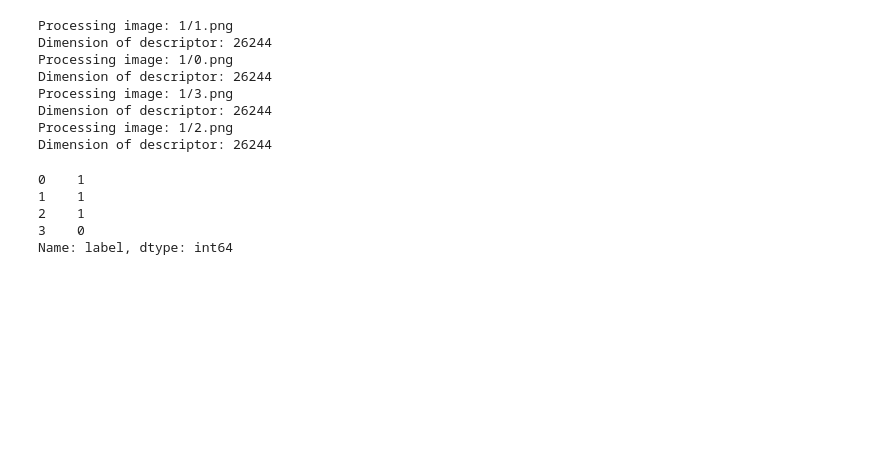
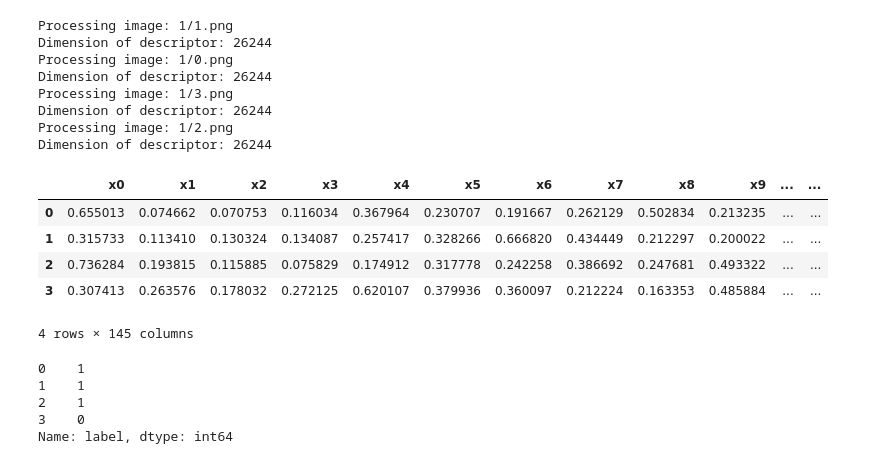
Before and after one commit to ghirailghiro/GPU_Computing_Project, a Jupyter notebook: Gradient_First_Step.ipynb, the cells around one changed output. Saved outputs shown, nothing was run; the diff lists cells and outputs as text; code cells hidden in the pictures; blank space fills up the shorter version.

```diff
--- a/Gradient_First_Step.ipynb
+++ b/Gradient_First_Step.ipynb
@@ -567,6 +590,15 @@ df.iloc[-1, df.columns.get_loc('label')] = new_value
 
 X = df.drop(columns=['label'])  # Replace 'target_column' with the name of your target column
 y = df['label']
+# %%
+df
+# %% [output]
+|  | x0 | x1 | x2 | x3 | x4 | x5 | x6 | x7 | x8 | x9 | ... | ... |
+| 0 | 0.655013 | 0.074662 | 0.070753 | 0.116034 | 0.367964 | 0.230707 | 0.191667 | 0.262129 | 0.502834 | 0.213235 | ... | ... |
+| 1 | 0.315733 | 0.113410 | 0.130324 | 0.134087 | 0.257417 | 0.328266 | 0.666820 | 0.434449 | 0.212297 | 0.200022 | ... | ... |
+| 2 | 0.736284 | 0.193815 | 0.115885 | 0.075829 | 0.174912 | 0.317778 | 0.242258 | 0.386692 | 0.247681 | 0.493322 | ... | ... |
+| 3 | 0.307413 | 0.263576 | 0.178032 | 0.272125 | 0.620107 | 0.379936 | 0.360097 | 0.212224 | 0.163353 | 0.485884 | ... | ... |
+4 rows × 145 columns
 # %%
 y
 # %% [output]
```
Also changed, not shown: parts of 2 cells of this notebook.
